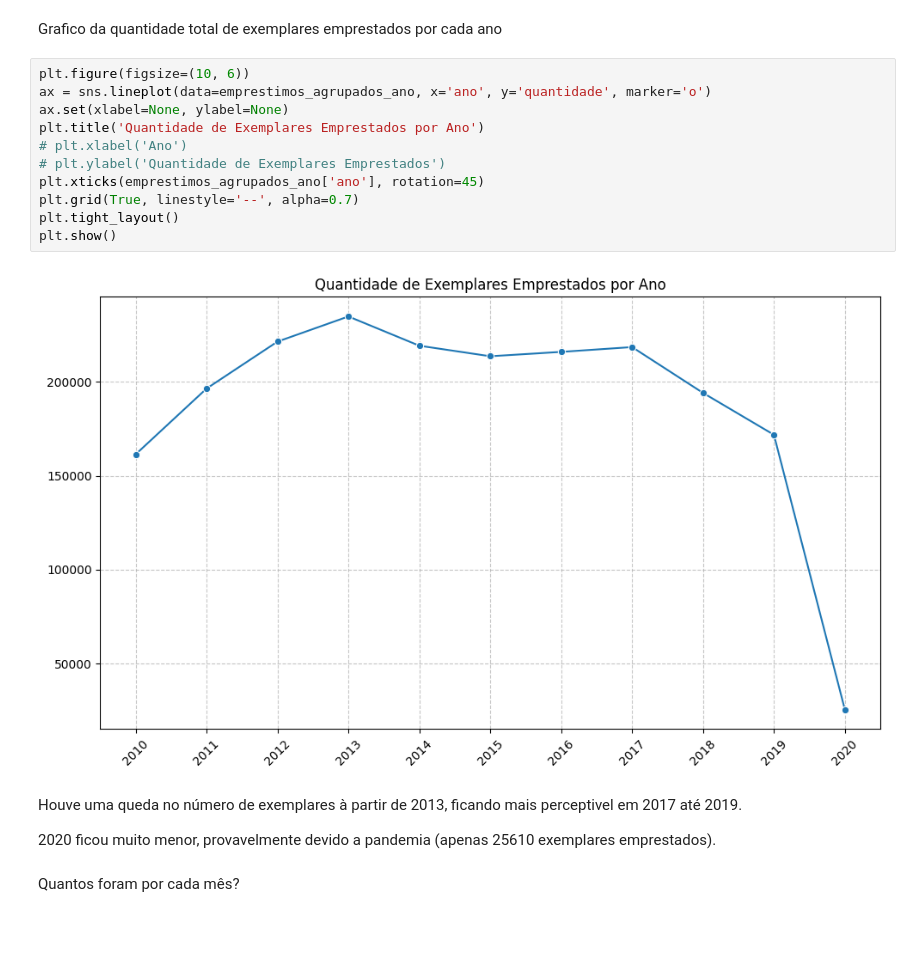
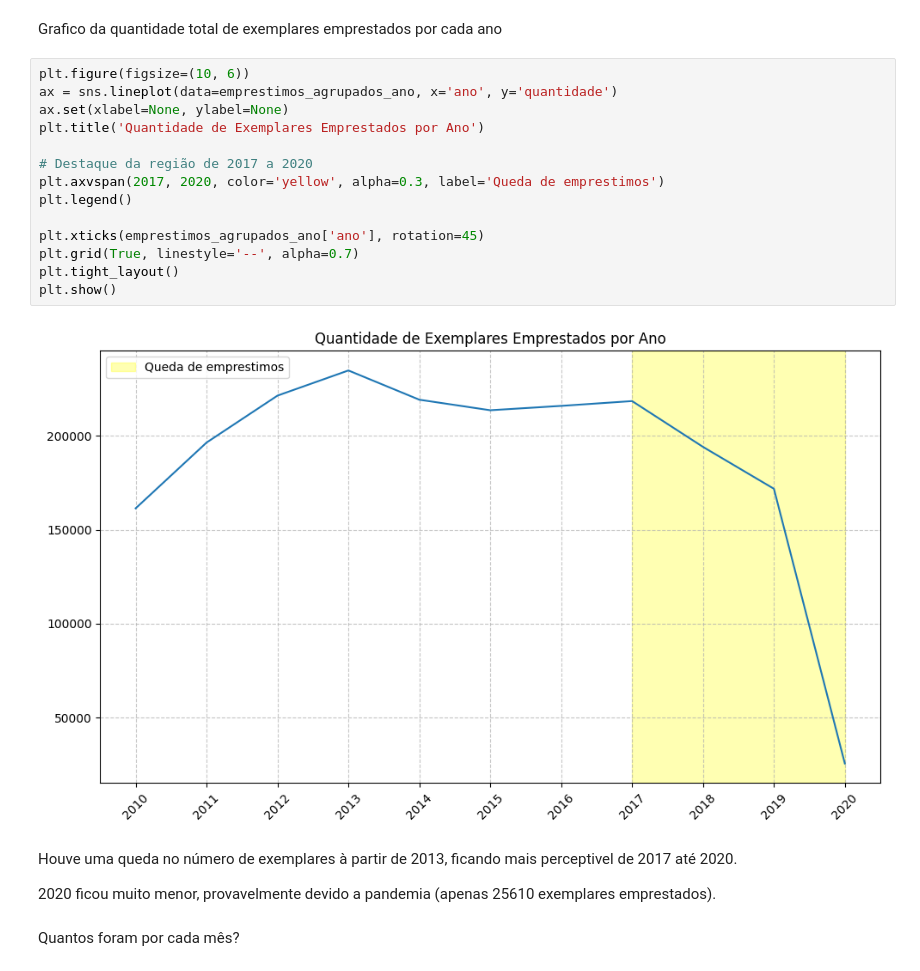
Before and after one commit to wmborges/7_days_of_code_Alura, a Jupyter notebook: 7_days_of_code.ipynb, the cells around one changed output. Cells and saved outputs as stored; diff of their text form; blank space fills up the shorter version.

```diff
--- a/7_days_of_code.ipynb
+++ b/7_days_of_code.ipynb
@@ -315,19 +315,22 @@ emprestimos_agrupados_ano
 Grafico da quantidade total de exemplares emprestados por cada ano
 # %%
 plt.figure(figsize=(10, 6))
-ax = sns.lineplot(data=emprestimos_agrupados_ano, x='ano', y='quantidade', marker='o')
+ax = sns.lineplot(data=emprestimos_agrupados_ano, x='ano', y='quantidade')
 ax.set(xlabel=None, ylabel=None)
 plt.title('Quantidade de Exemplares Emprestados por Ano')
-# plt.xlabel('Ano')
-# plt.ylabel('Quantidade de Exemplares Emprestados')
+
+# Destaque da região de 2017 a 2020
+plt.axvspan(2017, 2020, color='yellow', alpha=0.3, label='Queda de emprestimos')
+plt.legend()
+
 plt.xticks(emprestimos_agrupados_ano['ano'], rotation=45)
 plt.grid(True, linestyle='--', alpha=0.7)
 plt.tight_layout()
 plt.show()
 # %% [output]
-[figure, old version]
+[figure, new version]
 # %% [markdown]
-Houve uma queda no número de exemplares à partir de 2013, ficando mais perceptivel em 2017 até 2019.
+Houve uma queda no número de exemplares à partir de 2013, ficando mais perceptivel de 2017 até 2020.
 
 2020 ficou muito menor, provavelmente devido a pandemia (apenas 25610 exemplares emprestados).
 # %% [markdown]
```
Also changed, not shown: parts of 7 cells of this notebook.
